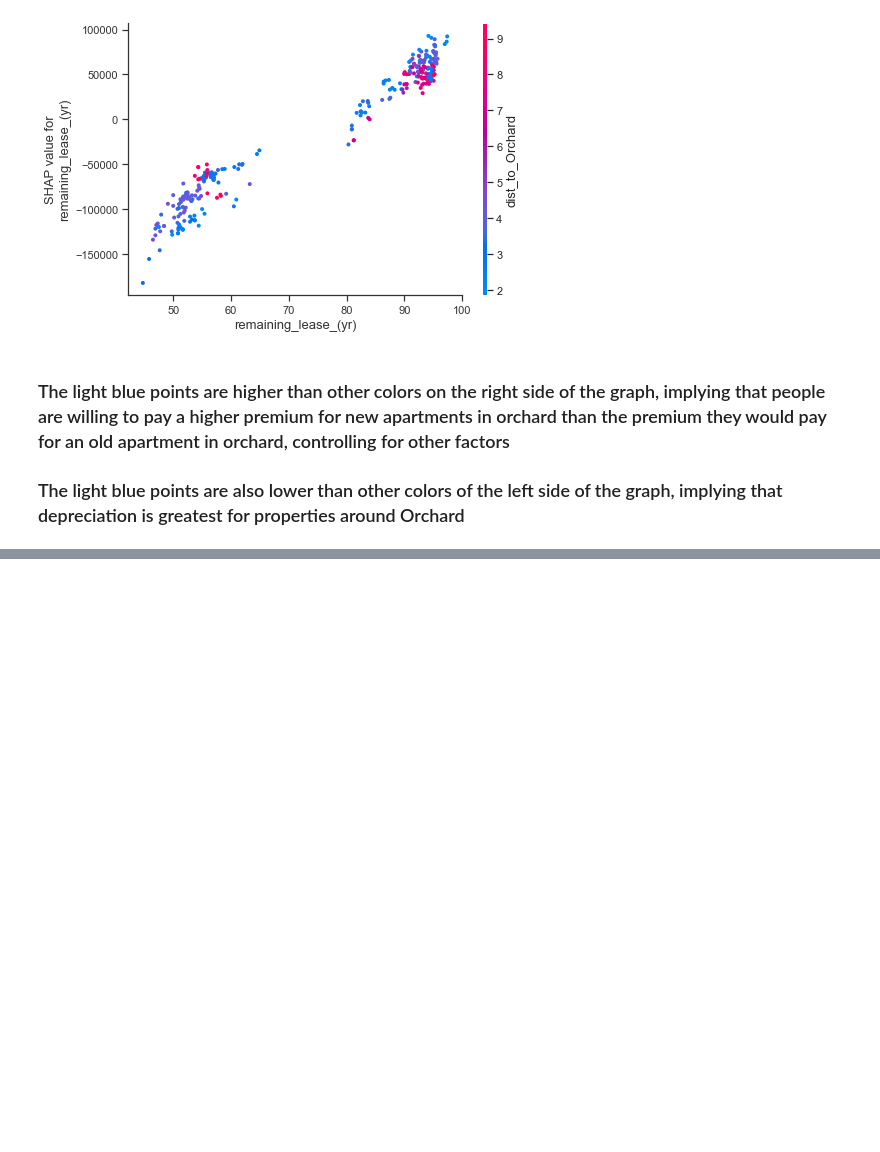
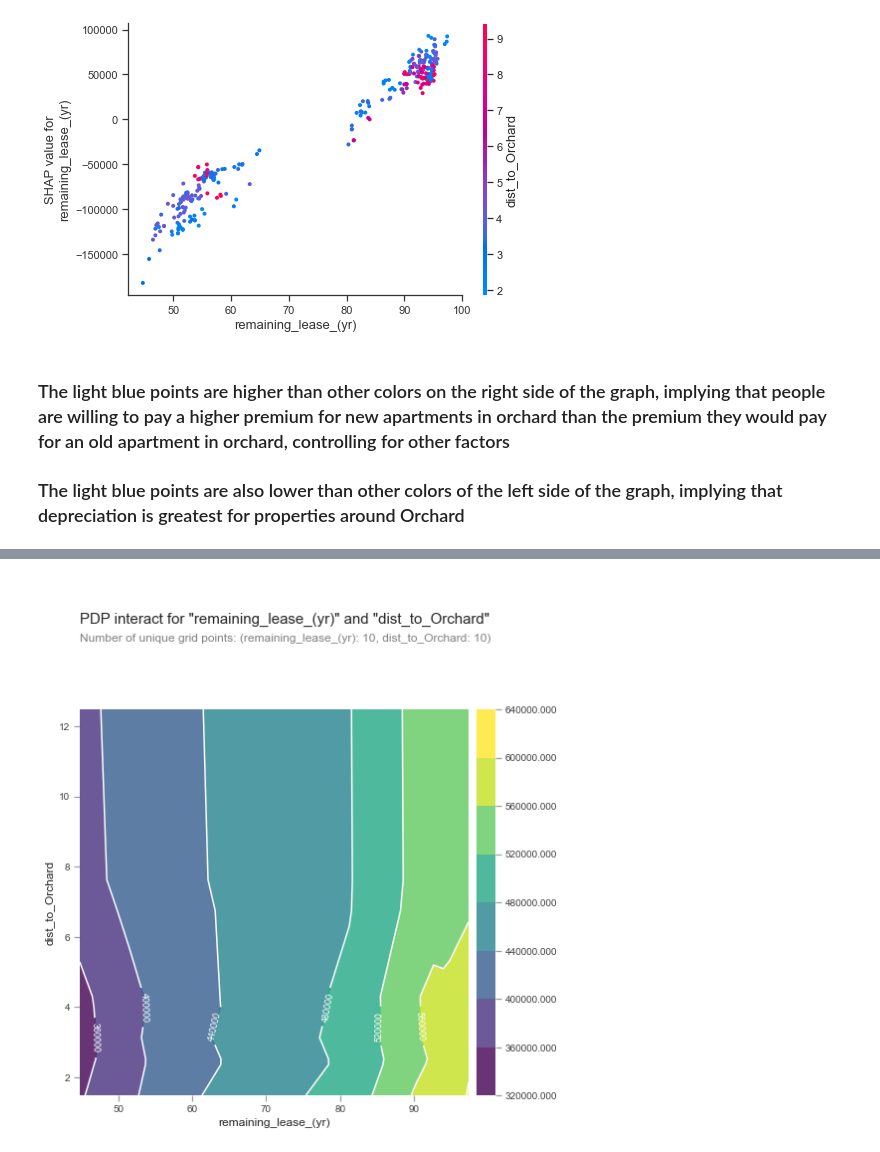
Before and after one commit to daphne-jr/rooroo, a Jupyter notebook: Analysis.ipynb, the cells around one changed output, grey strips where cells are left out. Drawn from its saved outputs; the diff is of its cells as text; code cells hidden in the pictures; blank space fills up the shorter version.

```diff
--- a/Analysis.ipynb
+++ b/Analysis.ipynb
@@ -673,6 +677,8 @@ shap.dependence_plot('remaining_lease_(yr)', shap_values, X_test, interaction_in
 # %%
-# features_to_plot = ['remaining_lease_(yr)', 'dist_to_Orchard']
-# inter1 = pdp.pdp_interact(model=CB2, dataset=X_test, model_features=X.columns, features=features_to_plot)
+features_to_plot = ['remaining_lease_(yr)', 'dist_to_Orchard']
+inter1 = pdp.pdp_interact(model=CB2, dataset=X_test, model_features=X.columns, features=features_to_plot)
 
-# pdp.pdp_interact_plot(pdp_interact_out=inter1, feature_names=features_to_plot, plot_type='contour')
-# plt.show()
+pdp.pdp_interact_plot(pdp_interact_out=inter1, feature_names=features_to_plot, plot_type='contour')
+plt.show()
+# %% [output]
+[figure, added]
```
Also changed, not shown: parts of 4 cells of this notebook, 3 other files.
